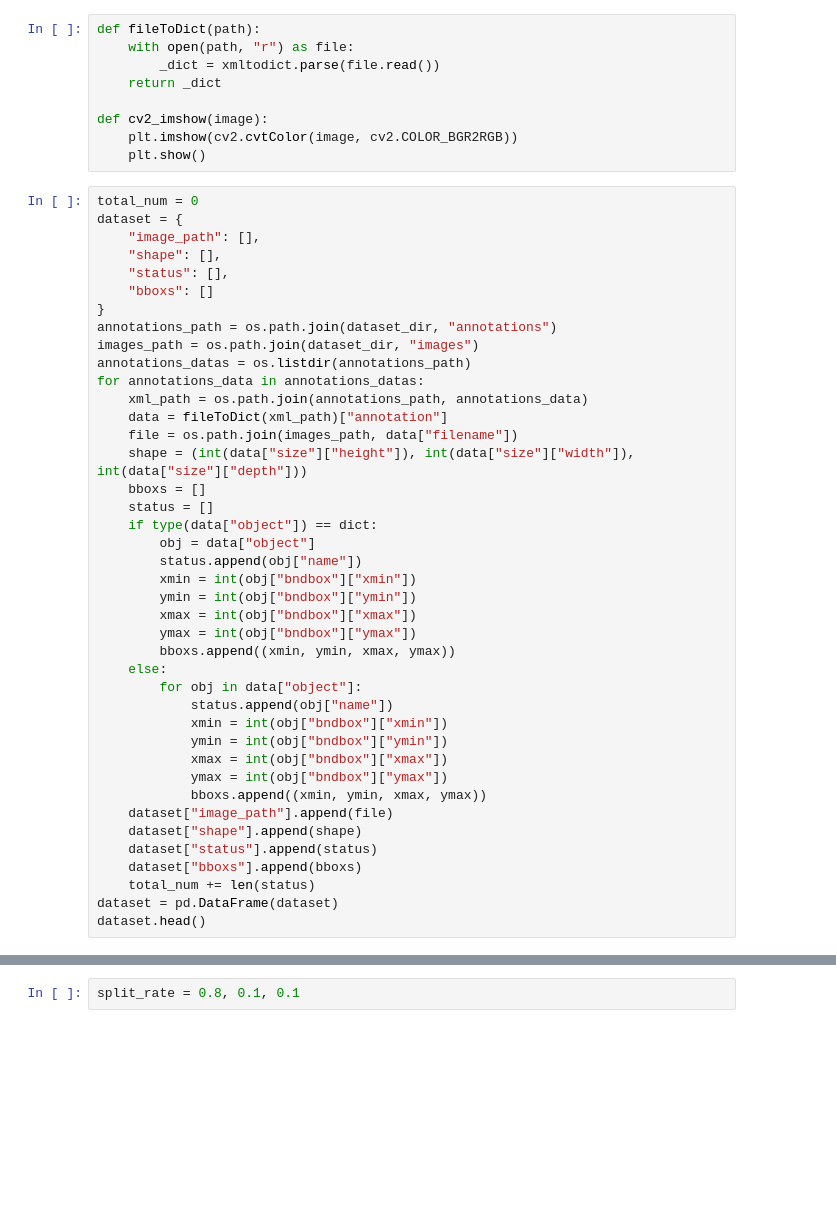
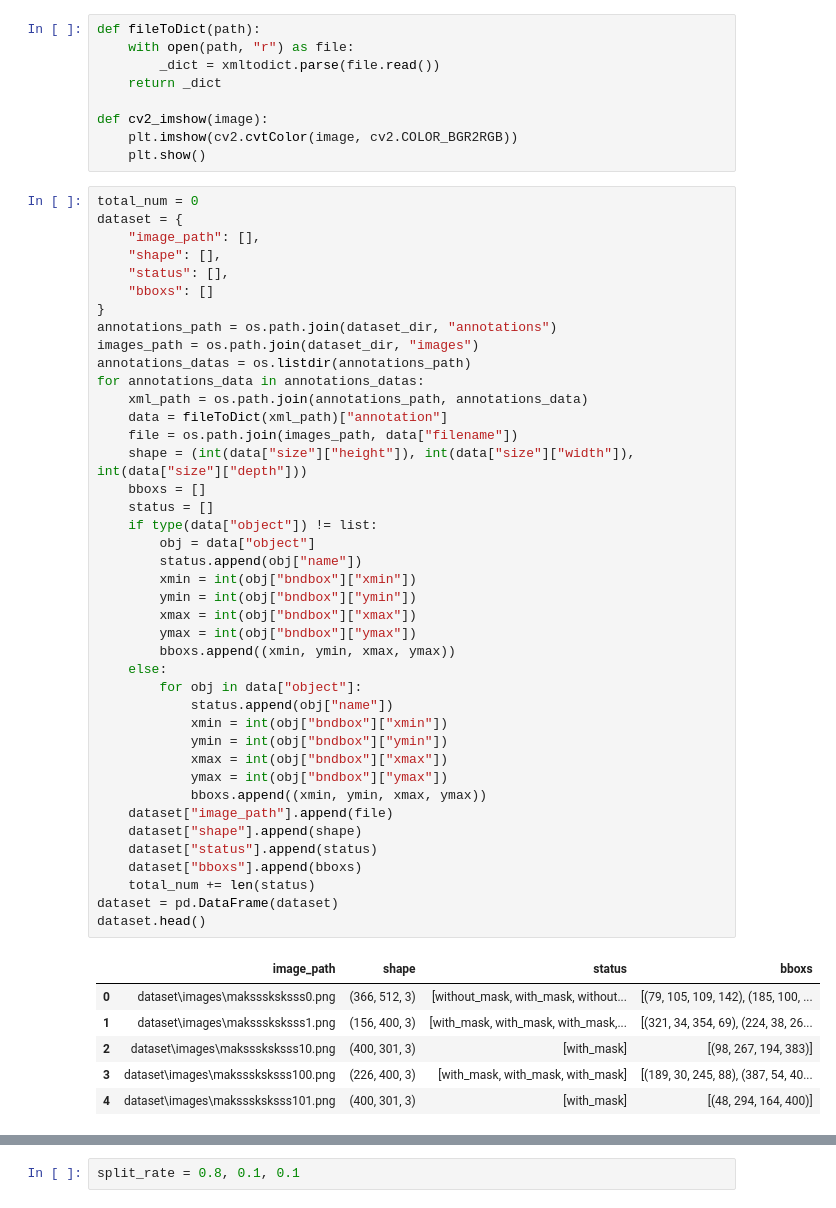
Before and after one commit to kkldream/Tensorflow-Learning, a Jupyter notebook: Face_Mask_Detection/generate_date.ipynb, the cells around one changed output, grey strips where cells are left out. Cells and saved outputs as stored; diff of their text form; blank space fills up the shorter version.

Commit message:
mask update

```diff
--- a/Face_Mask_Detection/generate_date.ipynb
+++ b/Face_Mask_Detection/generate_date.ipynb
@@ -46,34 +46,41 @@ images_path = os.path.join(dataset_dir, "images")
 annotations_datas = os.listdir(annotations_path)
 for annotations_data in annotations_datas:
     xml_path = os.path.join(annotations_path, annotations_data)
     data = fileToDict(xml_path)["annotation"]
     file = os.path.join(images_path, data["filename"])
     shape = (int(data["size"]["height"]), int(data["size"]["width"]), int(data["size"]["depth"]))
     bboxs = []
     status = []
-    if type(data["object"]) == dict:
+    if type(data["object"]) != list:
         obj = data["object"]
         status.append(obj["name"])
         xmin = int(obj["bndbox"]["xmin"])
         ymin = int(obj["bndbox"]["ymin"])
         xmax = int(obj["bndbox"]["xmax"])
         ymax = int(obj["bndbox"]["ymax"])
         bboxs.append((xmin, ymin, xmax, ymax))
     else:
         for obj in data["object"]:
             status.append(obj["name"])
             xmin = int(obj["bndbox"]["xmin"])
             ymin = int(obj["bndbox"]["ymin"])
             xmax = int(obj["bndbox"]["xmax"])
             ymax = int(obj["bndbox"]["ymax"])
             bboxs.append((xmin, ymin, xmax, ymax))
     dataset["image_path"].append(file)
     dataset["shape"].append(shape)
     dataset["status"].append(status)
     dataset["bboxs"].append(bboxs)
     total_num += len(status)
 dataset = pd.DataFrame(dataset)
 dataset.head()
+# %% [output]
+|  | image_path | shape | status | bboxs |
+| 0 | dataset\images\maksssksksss0.png | (366, 512, 3) | [without_mask, with_mask, without... | [(79, 105, 109, 142), (185, 100, ... |
+| 1 | dataset\images\maksssksksss1.png | (156, 400, 3) | [with_mask, with_mask, with_mask,... | [(321, 34, 354, 69), (224, 38, 26... |
+| 2 | dataset\images\maksssksksss10.png | (400, 301, 3) | [with_mask] | [(98, 267, 194, 383)] |
+| 3 | dataset\images\maksssksksss100.png | (226, 400, 3) | [with_mask, with_mask, with_mask] | [(189, 30, 245, 88), (387, 54, 40... |
+| 4 | dataset\images\maksssksksss101.png | (400, 301, 3) | [with_mask] | [(48, 294, 164, 400)] |
 # %%
 print(f"total_num = {total_num}")
 valid_split_num = int(total_num * 0.1)
```
Also changed, not shown: parts of 3 cells of this notebook, 6 other files.
